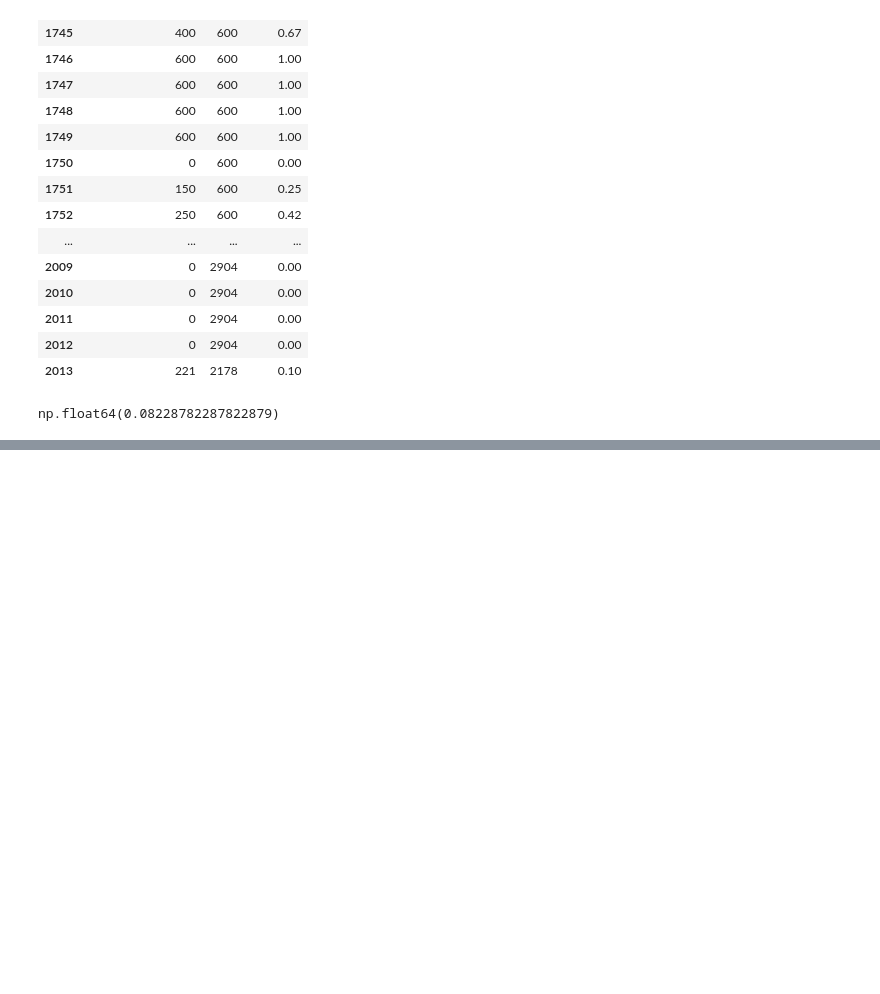
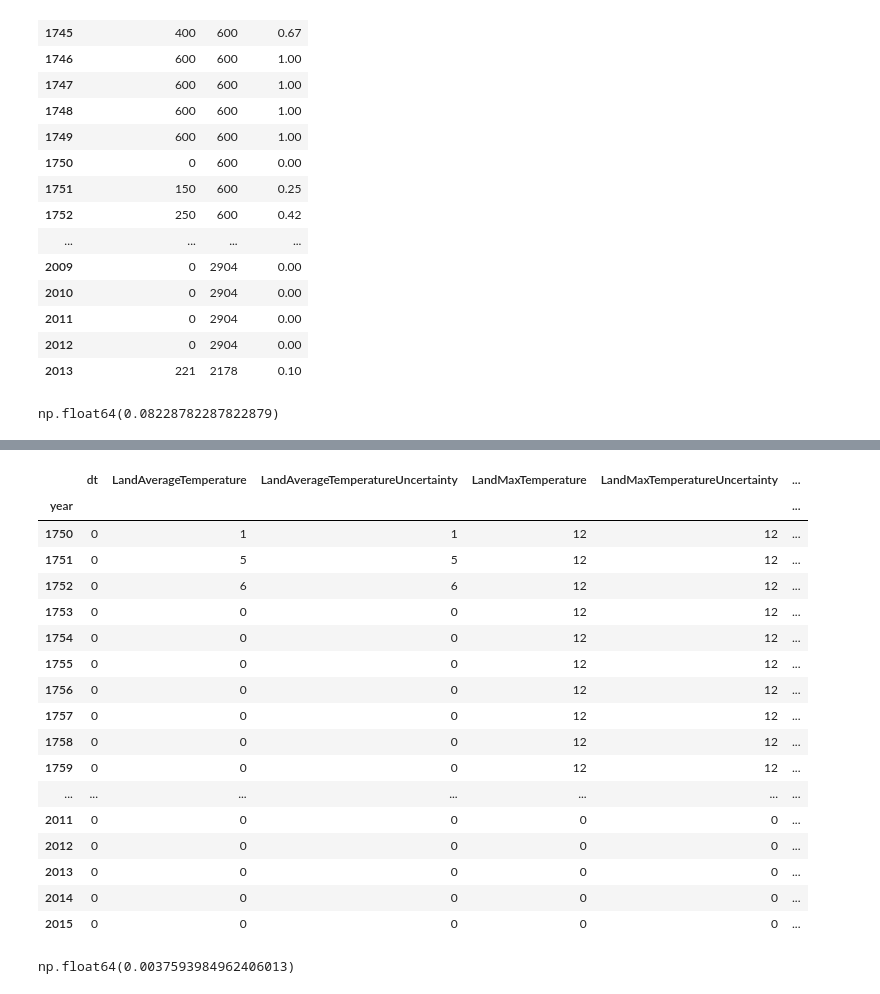
Before and after one commit to TimoWijnen2001/case-climate-watch, a Jupyter notebook: notebooks/03_data_exploration.ipynb, the cells around one changed output, grey strips where cells are left out. Cells and saved outputs as stored; diff of their text form; code cells hidden in the pictures; blank space fills up the shorter version.

```diff
--- a/notebooks/03_data_exploration.ipynb
+++ b/notebooks/03_data_exploration.ipynb
@@ -286,0 +356,28 @@ np.float64(0.08228782287822879)
+# %%
+df_global["n"] = None
+df_nr_of_empty_values = df_global.isna().groupby(df_global["year"]).sum()
+df_nr_of_empty_values["nan_ratio"] = round(df_nr_of_empty_values["LandAverageTemperature"] / df_nr_of_empty_values["n"], 2)
+with pd.option_context("Display.max_rows", 271):
+    display(df_nr_of_empty_values)
+
+df_nr_of_empty_values["nan_ratio"].mean()
+# %% [output]
+|  | dt | LandAverageTemperature | LandAverageTemperatureUncertainty | LandMaxTemperature | LandMaxTemperatureUncertainty | ... |
+| year |  |  |  |  |  | ... |
+| 1750 | 0 | 1 | 1 | 12 | 12 | ... |
+| 1751 | 0 | 5 | 5 | 12 | 12 | ... |
+| 1752 | 0 | 6 | 6 | 12 | 12 | ... |
+| 1753 | 0 | 0 | 0 | 12 | 12 | ... |
+| 1754 | 0 | 0 | 0 | 12 | 12 | ... |
+| 1755 | 0 | 0 | 0 | 12 | 12 | ... |
+| 1756 | 0 | 0 | 0 | 12 | 12 | ... |
+| 1757 | 0 | 0 | 0 | 12 | 12 | ... |
+| 1758 | 0 | 0 | 0 | 12 | 12 | ... |
+| 1759 | 0 | 0 | 0 | 12 | 12 | ... |
+| ... | ... | ... | ... | ... | ... | ... |
+| 2011 | 0 | 0 | 0 | 0 | 0 | ... |
+| 2012 | 0 | 0 | 0 | 0 | 0 | ... |
+| 2013 | 0 | 0 | 0 | 0 | 0 | ... |
+| 2014 | 0 | 0 | 0 | 0 | 0 | ... |
+| 2015 | 0 | 0 | 0 | 0 | 0 | ... |
+np.float64(0.0037593984962406013)
```
Also changed, not shown: parts of 12 cells of this notebook.
